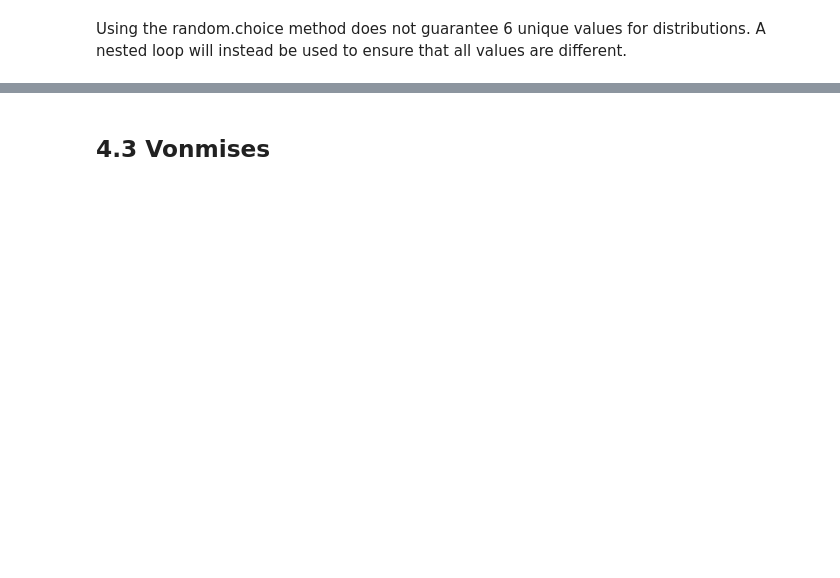
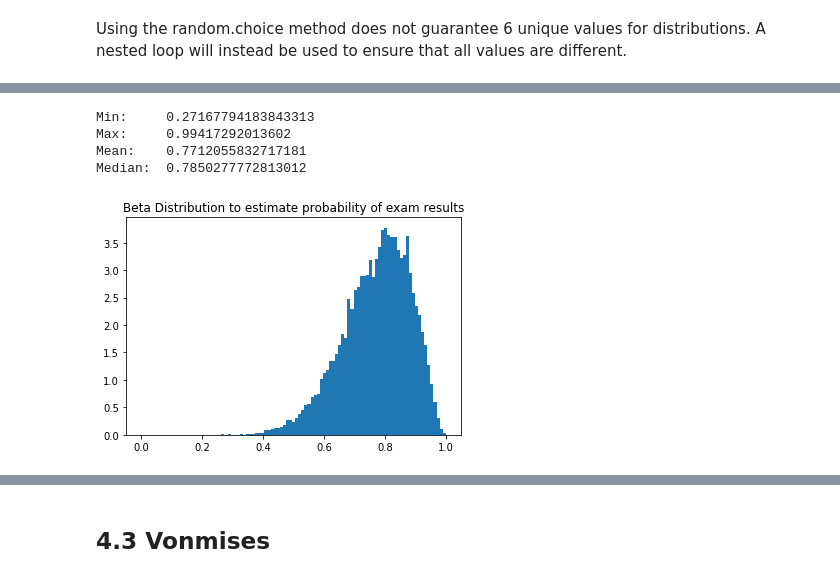
Before and after one commit to healyshane/programming_for_data_analysis-practical_assignment, a Jupyter notebook: Programming for Data Analysis_Assignment.ipynb, the cells around one changed output, grey strips where cells are left out. Cells and saved outputs as stored; diff of their text form; code cells hidden in the pictures; blank space fills up the shorter version.

Commit message:
Beta Distribution investigated

```diff
--- a/Programming for Data Analysis_Assignment.ipynb
+++ b/Programming for Data Analysis_Assignment.ipynb
@@ -323 +328,19 @@ plt.hist(n, bins = 100, density = True); # Semicolom suppresses the output that
+# %%
+# Generate array for generated beta distribution values.
+n = np.random.beta(10,3,9999)
+bins = np.linspace(0, 1, 100) # Used to provide x-axis scale of 0 to 1
+plt.title("Beta Distribution to estimate probability of exam results")
+plt.hist(n, bins, density = True); # Semicolom suppresses the output that displays array
+
+# Display statistical properties of generated array
+print("Min:    ", np.min(n))
+print("Max:    ", np.max(n))
+print("Mean:   ", np.mean(n))
+print("Median: ", np.median(n))
+# %% [output]
+Min:     0.27167794183843313
+Max:     0.99417292013602
+Mean:    0.7712055832717181
+Median:  0.7850277772813012
+[figure, added]
 # %%
```
Also changed, not shown: parts of 29 cells of this notebook.
